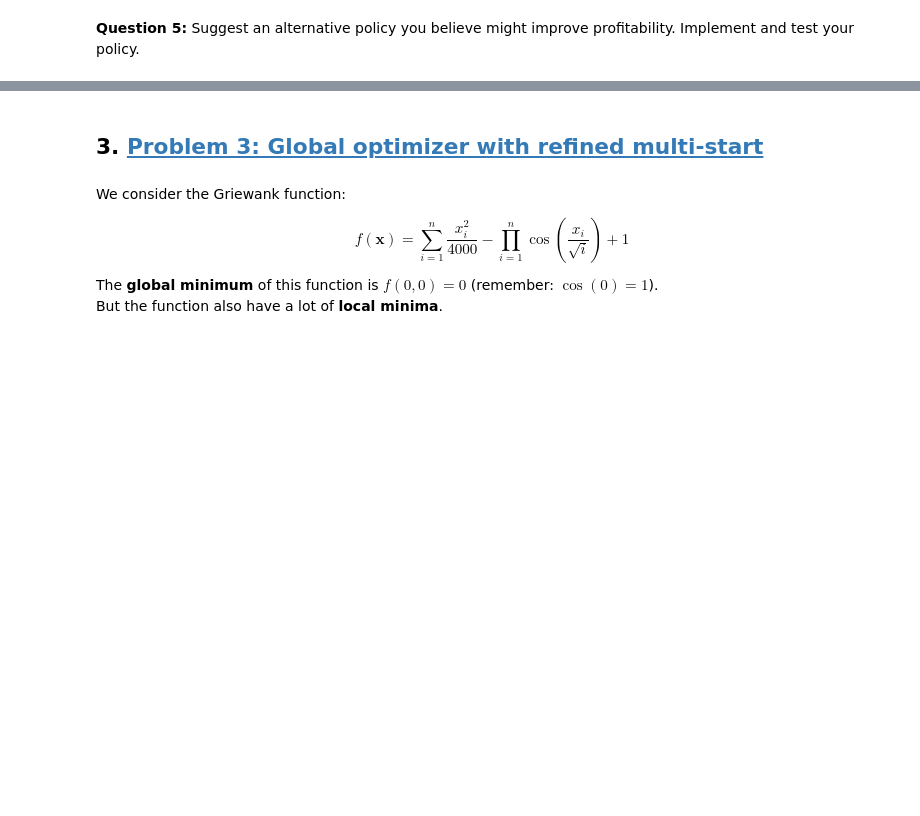
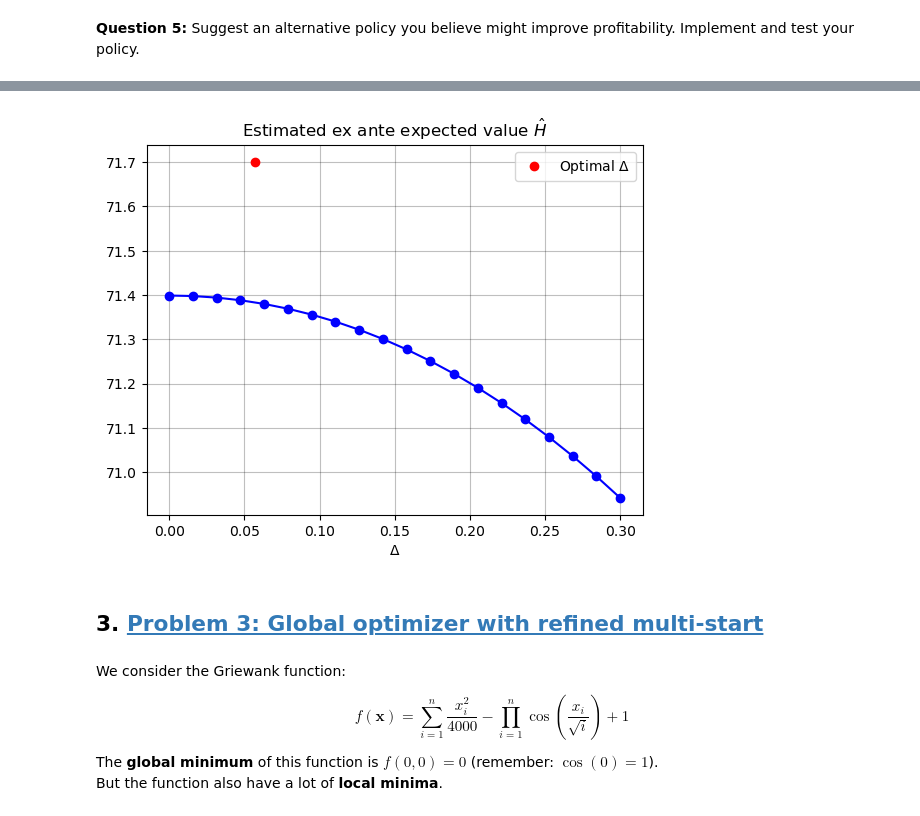
Before and after one commit to NumEconCopenhagen/projects-2023-andreas, a Jupyter notebook: examproject/Exam-2023-notebook.ipynb, the cells around one changed output, grey strips where cells are left out. Saved outputs shown, nothing was run; the diff lists cells and outputs as text; code cells hidden in the pictures; blank space fills up the shorter version.

```diff
--- a/examproject/Exam-2023-notebook.ipynb
+++ b/examproject/Exam-2023-notebook.ipynb
@@ -805,0 +891,2 @@ With $\Delta \geq 0$ and $\Delta = 0$ being the previous policy.
+# %%
+par.lambdaa = 0.1
@@ -805,0 +916,11 @@ With $\Delta \geq 0$ and $\Delta = 0$ being the previous policy.
+# %%
+def f_obj(lambdaa):
+
+    # a. update delta
+    par.lambdaa = lambdaa
+    # b. compute kappa
+    grid_kappa = setup()
+    # c. compute estimated ex ante expected value, H
+    value = value_ex_ante(grid_kappa,lstar_alt)
+
+    return - value # negative since we are maximizing
@@ -806,3 +934,29 @@ With $\Delta \geq 0$ and $\Delta = 0$ being the previous policy.
+# %%
+values = []
+grid_lambda = np.linspace(0,0.3,20)
+
+# a. loop over grid of delta
+for lambdaa in grid_lambda:
+
+    # a1. update delta
+    par.lambdaa = lambdaa
+    # a2. compute kappa
+    grid_kappa = setup()
+    # a3. compute estimated ex ante expected value, H
+    value = value_ex_ante(grid_kappa,lstar_alt)
+    # a4. save to list
+    values.append(value)
+
+# b. plot
+plt.plot(grid_delta, values, 'o', color='blue')
+plt.plot(grid_delta, values, '-', color='blue')
+plt.plot(res.x, -res.fun, 'o', color='red', label=r'Optimal $\Delta$')
+plt.title(r'Estimated ex ante expected value $\hat{H}$')
+plt.xlabel(r'$\Delta$')
+plt.legend()
+plt.show()
+# %% [output]
+[figure, added]
 # %% [markdown]
 ## 3. <a id='toc3_'></a>[Problem 3: Global optimizer with refined multi-start](#toc0_)
 # %% [markdown]
```
Also changed, not shown: parts of 32 cells of this notebook.
